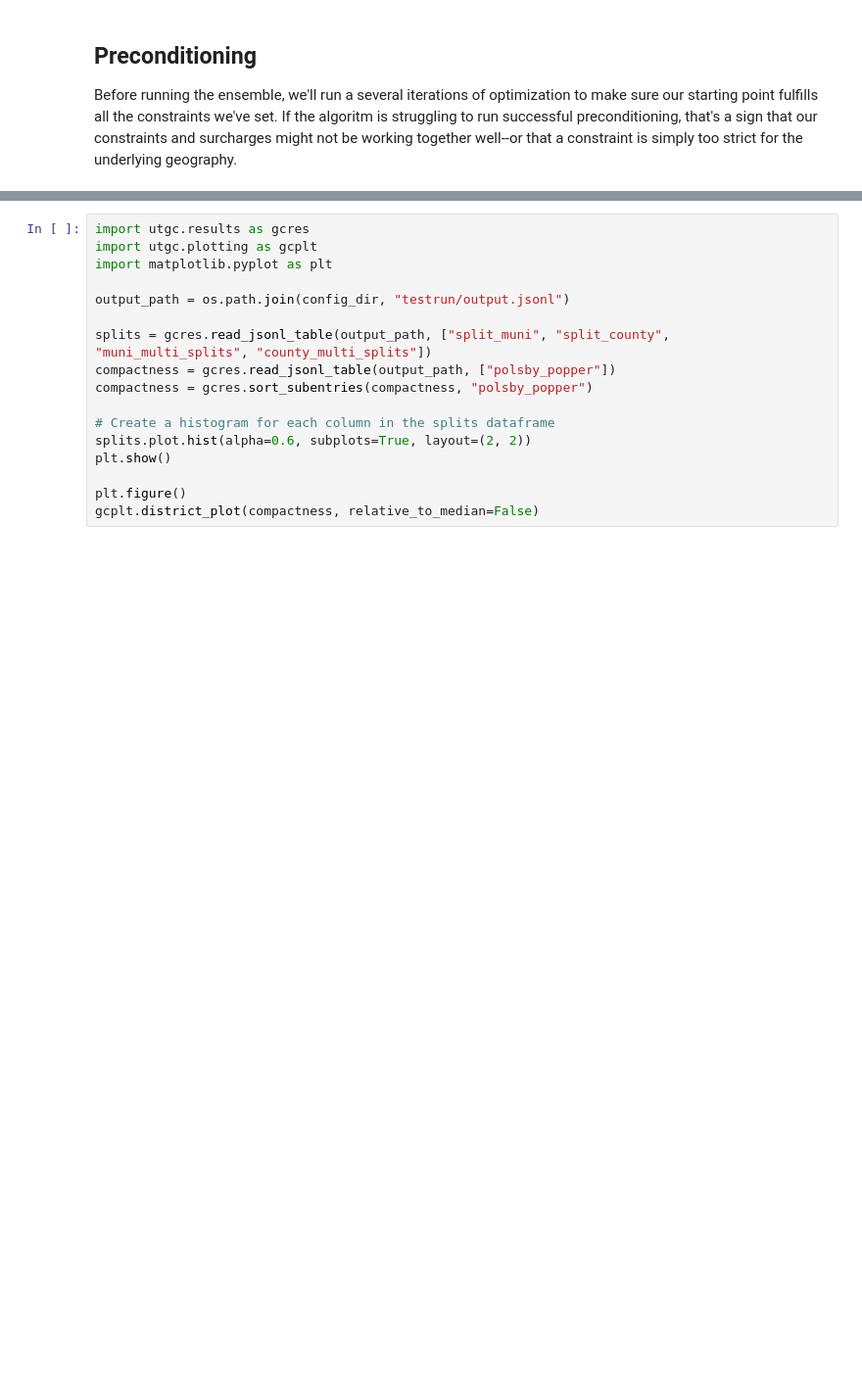
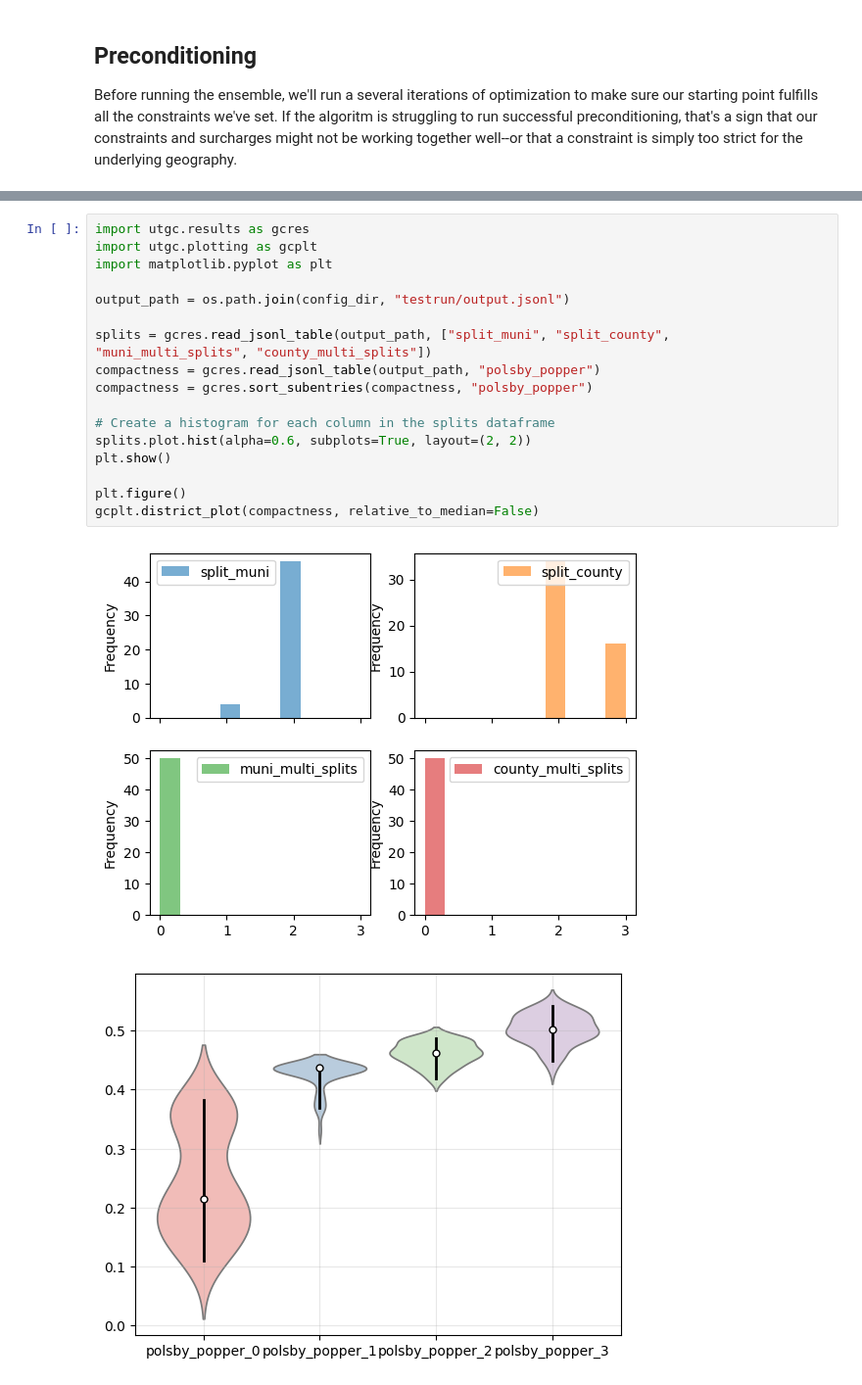
Before and after one commit to samadams8/UT_GerryChain, a Jupyter notebook: 01_configure_sampling.ipynb, the cells around one changed output, grey strips where cells are left out. Shown: that part at 98% size. Drawn from its saved outputs; the diff is of its cells as text; blank space fills up the shorter version.

Commit message:
Updated plotting methods

```diff
--- a/01_configure_sampling.ipynb
+++ b/01_configure_sampling.ipynb
@@ -191,17 +246,20 @@ nbh.map_viewer_widget(os.path.join(config_dir, "testrun/maps"))
 # %%
 import utgc.results as gcres
 import utgc.plotting as gcplt
 import matplotlib.pyplot as plt
 
 output_path = os.path.join(config_dir, "testrun/output.jsonl")
 
 splits = gcres.read_jsonl_table(output_path, ["split_muni", "split_county", "muni_multi_splits", "county_multi_splits"])
-compactness = gcres.read_jsonl_table(output_path, ["polsby_popper"])
+compactness = gcres.read_jsonl_table(output_path, "polsby_popper")
 compactness = gcres.sort_subentries(compactness, "polsby_popper")
 
 # Create a histogram for each column in the splits dataframe
 splits.plot.hist(alpha=0.6, subplots=True, layout=(2, 2))
 plt.show()
 
 plt.figure()
 gcplt.district_plot(compactness, relative_to_median=False)
+# %% [output]
+[figure, added]
+[figure, added]
```
Also changed, not shown: parts of 9 cells of this notebook, 3 other files.
